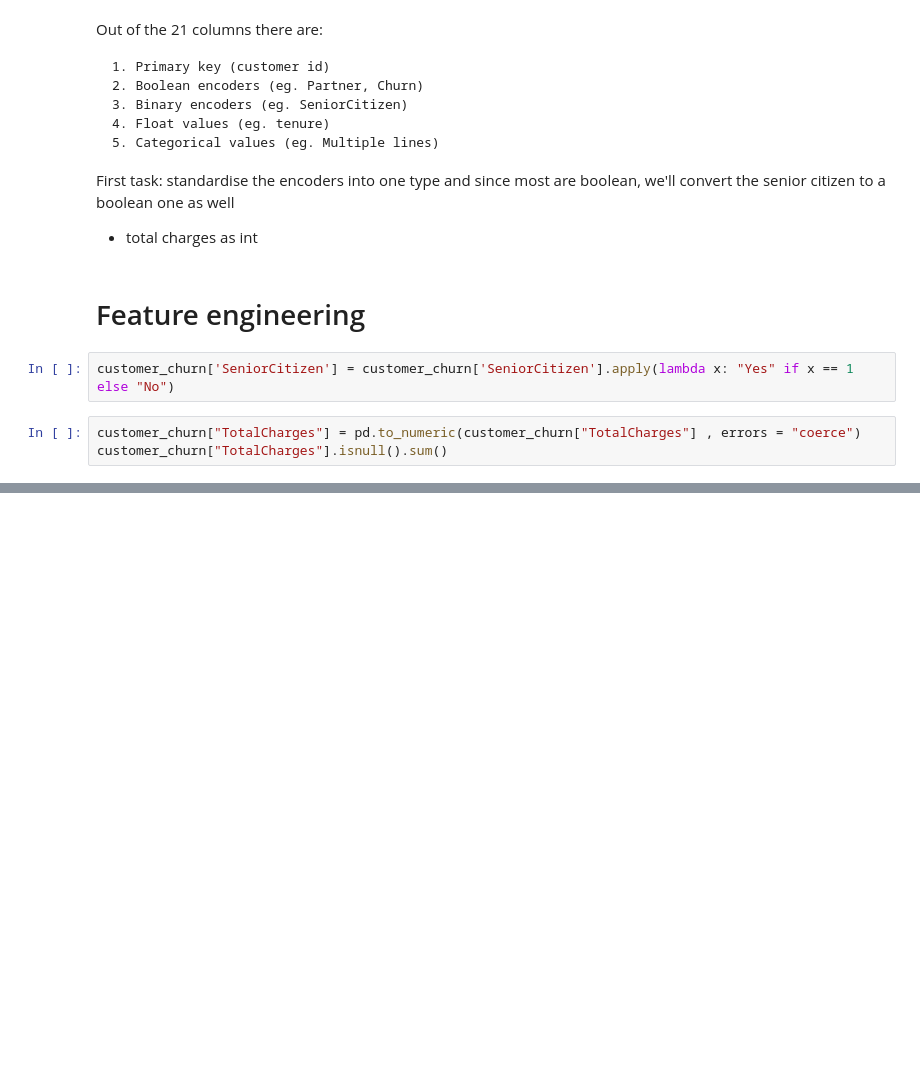
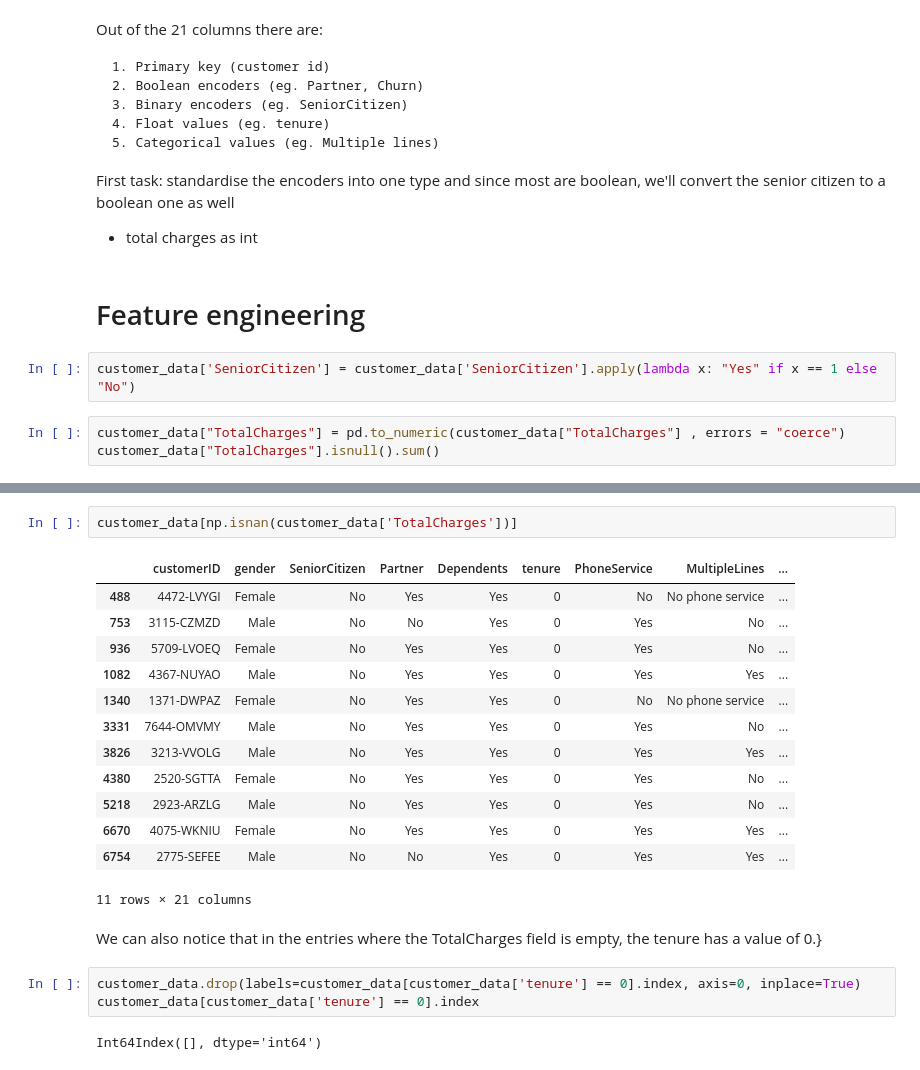
Before and after one commit to RusskiBoyVlad/Telco_customerchurn, a Jupyter notebook: telco-customer-churn.ipynb, the cells around one changed output, grey strips where cells are left out. Drawn from its saved outputs; the diff is of its cells as text; blank space fills up the shorter version.

Commit message:
Kaggle Notebook | Telco Customer Churn | Version 2

```diff
--- a/telco-customer-churn.ipynb
+++ b/telco-customer-churn.ipynb
@@ -85,8 +85,8 @@ First task: standardise the encoders into one type and since most are boolean, w
 # %% [markdown]
 # Feature engineering
 # %%
-customer_churn['SeniorCitizen'] = customer_churn['SeniorCitizen'].apply(lambda x: "Yes" if x == 1 else "No")
+customer_data['SeniorCitizen'] = customer_data['SeniorCitizen'].apply(lambda x: "Yes" if x == 1 else "No")
 # %%
-customer_churn["TotalCharges"] = pd.to_numeric(customer_churn["TotalCharges"] , errors = "coerce")
-customer_churn["TotalCharges"].isnull().sum()
+customer_data["TotalCharges"] = pd.to_numeric(customer_data["TotalCharges"] , errors = "coerce")
+customer_data["TotalCharges"].isnull().sum()
 # %% [output]
@@ -95,0 +116,23 @@ customer_churn.dropna(inplace=True)
+# %%
+customer_data[np.isnan(customer_data['TotalCharges'])]
+# %% [output]
+|  | customerID | gender | SeniorCitizen | Partner | Dependents | tenure | PhoneService | MultipleLines | ... |
+| 488 | 4472-LVYGI | Female | No | Yes | Yes | 0 | No | No phone service | ... |
+| 753 | 3115-CZMZD | Male | No | No | Yes | 0 | Yes | No | ... |
+| 936 | 5709-LVOEQ | Female | No | Yes | Yes | 0 | Yes | No | ... |
+| 1082 | 4367-NUYAO | Male | No | Yes | Yes | 0 | Yes | Yes | ... |
+| 1340 | 1371-DWPAZ | Female | No | Yes | Yes | 0 | No | No phone service | ... |
+| 3331 | 7644-OMVMY | Male | No | Yes | Yes | 0 | Yes | No | ... |
+| 3826 | 3213-VVOLG | Male | No | Yes | Yes | 0 | Yes | Yes | ... |
+| 4380 | 2520-SGTTA | Female | No | Yes | Yes | 0 | Yes | No | ... |
+| 5218 | 2923-ARZLG | Male | No | Yes | Yes | 0 | Yes | No | ... |
+| 6670 | 4075-WKNIU | Female | No | Yes | Yes | 0 | Yes | Yes | ... |
+| 6754 | 2775-SEFEE | Male | No | No | Yes | 0 | Yes | Yes | ... |
+11 rows × 21 columns
+# %% [markdown]
+We can also notice that in the entries where the TotalCharges field is empty, the tenure has a value of 0.}
+# %%
+customer_data.drop(labels=customer_data[customer_data['tenure'] == 0].index, axis=0, inplace=True)
+customer_data[customer_data['tenure'] == 0].index
+# %% [output]
+Int64Index([], dtype='int64')
```
Also changed, not shown: parts of 9 cells of this notebook.
